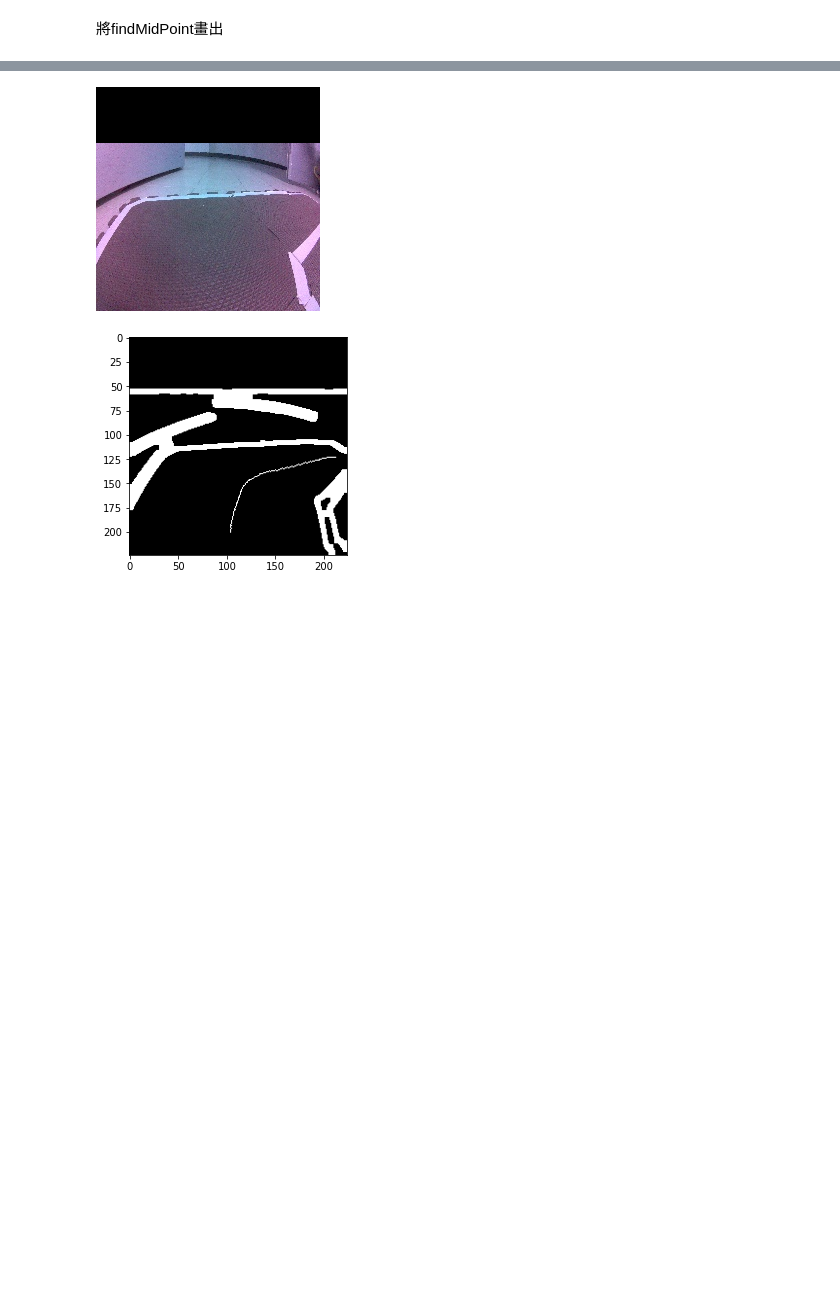
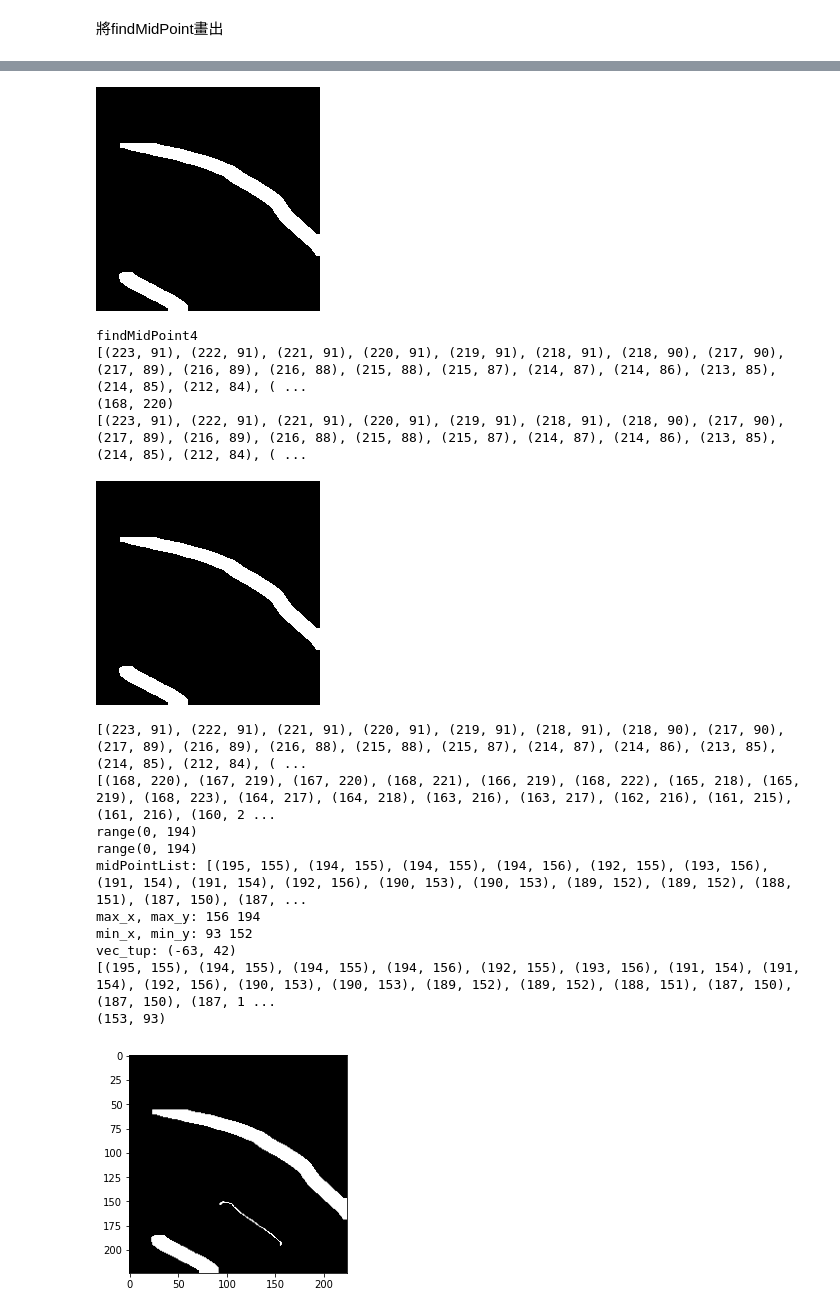
Before and after one commit to davidcao6426/jetbot, a Jupyter notebook: project5.ipynb, the cells around one changed output, grey strips where cells are left out. Cells and saved outputs as stored; diff of their text form; code cells hidden in the pictures; blank space fills up the shorter version.

```diff
--- a/project5.ipynb
+++ b/project5.ipynb
@@ -53,9 +59,9 @@ def Gaussian(pic):
 def model():
   # 使用 OpenCV 讀取圖檔
   # img_bgr = cv2.imread(filename)
-  masked = doMask(image)
+  # masked = doMask(image)
 
-  dst = Gaussian(masked)
+  dst = Gaussian(image)
   dst = Gaussian(dst)
   canny = cv2.Canny(dst, 30, 150)
   return canny
@@ -306,8 +322,8 @@ def getDatumAndMap(rightPointList, leftPointList):
       indexDatumList = []
       indexMapList = []
       for i in range(1,11):
-        indexDatumList.append(int(len(datumList) * 0.1 * i))
-        indexMapList.append(int(len(indexMapList) * 0.1 * i))
+        indexDatumList.append(int((len(datumList)-1) * 0.1 * i))
+        indexMapList.append(int((len(mapList)-1) * 0.1 * i))
 
   elif len(datumList) == 0 and len(mapList) == 0:
     #理論上是不會遇到
@@ -315,17 +331,17 @@ def getDatumAndMap(rightPointList, leftPointList):
     raise "error: all equal 0"
   elif len(datumList) == 0:
     if datumList == leftPointList:
-      datumList.append((0,223))
+      datumList.append((223,0))
 
       for i in range(1,11):
         indexDatumList.append(0)
-        indexMapList.append(int(len(indexMapList) * 0.1 * i))
+        indexMapList.append(int((len(mapList)-1) * 0.1 * i))
     else:
       datumList.append((223,223))
 
       for i in range(1,11):
         indexDatumList.append(0)
-        indexMapList.append(int(len(indexMapList) * 0.1 * i))
+        indexMapList.append(int((len(mapList)-1) * 0.1 * i))
 
   return datumList, mapList, indexDatumList, indexMapList
 # %%
@@ -425,19 +459,70 @@ print3()
 # %%
 def print4():
   pic = dilated_closed()
   leftLine, rightLine = findMidPoint4(pic)
 
-  datumList, mapList, indexDatumList, indexMapList = getDatumAndMap(leftLine, rightLine)
+  print(leftLine)
+
+  cv2_imshow(pic)
+
+  datumList, mapList, indexDatumList, indexMapList = getDatumAndMap(rightLine, leftLine)
   midPointList = findMidPointList(datumList, mapList, indexDatumList, indexMapList)
+
+  print(datumList)
+  print(mapList)
+  print(indexDatumList)
+  print(indexMapList)
+
 
   for i in range(len(midPointList)-1):
     y,x = midPointList[i]
     y2,x2 = midPointList[i+1]
     cv2.line(pic, (x,y), (x2,y2), (255, 255, 255), 1)
 
+  slope_list = []
+  max_x = 0
+  min_x = 224
+  max_y = 0
+  min_y = 0
+  print("midPointList:",midPointList)
+  for j in range(len(midPointList)):
+    y,x = midPointList[j]
+    if (x > max_x):
+      max_x = x
+      max_y = y
+    if (x < min_x):
+      min_x = x
+      min_y = y
+
+  print("max_x, max_y:", max_x, max_y)
+  print("min_x, min_y:", min_x, min_y)
+
+  vec_tup = (min_x - max_x, max_y - min_y)
+
+  print("vec_tup:", vec_tup)
+
   plt.imshow(pic, cmap='Greys_r')
 
-print4()
+  print(midPointList)
+
+  return midPointList[len(midPointList)-1]
+
+print(print4())
 # %% [output]
-[figure, old version]
+[figure, new version]
+findMidPoint4
+[(223, 91), (222, 91), (221, 91), (220, 91), (219, 91), (218, 91), (218, 90), (217, 90), (217, 89), (216, 89), (216, 88), (215, 88), (215, 87), (214, 87), (214, 86), (213, 85), (214, 85), (212, 84), ( ...
+(168, 220)
+[(223, 91), (222, 91), (221, 91), (220, 91), (219, 91), (218, 91), (218, 90), (217, 90), (217, 89), (216, 89), (216, 88), (215, 88), (215, 87), (214, 87), (214, 86), (213, 85), (214, 85), (212, 84), ( ...
-[figure, old version]
+[figure, new version]
+[(223, 91), (222, 91), (221, 91), (220, 91), (219, 91), (218, 91), (218, 90), (217, 90), (217, 89), (216, 89), (216, 88), (215, 88), (215, 87), (214, 87), (214, 86), (213, 85), (214, 85), (212, 84), ( ...
+[(168, 220), (167, 219), (167, 220), (168, 221), (166, 219), (168, 222), (165, 218), (165, 219), (168, 223), (164, 217), (164, 218), (163, 216), (163, 217), (162, 216), (161, 215), (161, 216), (160, 2 ...
+range(0, 194)
+range(0, 194)
+midPointList: [(195, 155), (194, 155), (194, 155), (194, 156), (192, 155), (193, 156), (191, 154), (191, 154), (192, 156), (190, 153), (190, 153), (189, 152), (189, 152), (188, 151), (187, 150), (187, ...
+max_x, max_y: 156 194
+min_x, min_y: 93 152
+vec_tup: (-63, 42)
+[(195, 155), (194, 155), (194, 155), (194, 156), (192, 155), (193, 156), (191, 154), (191, 154), (192, 156), (190, 153), (190, 153), (189, 152), (189, 152), (188, 151), (187, 150), (187, 150), (187, 1 ...
+(153, 93)
+[figure, added]
```
Also changed, not shown: parts of 12 cells of this notebook.
